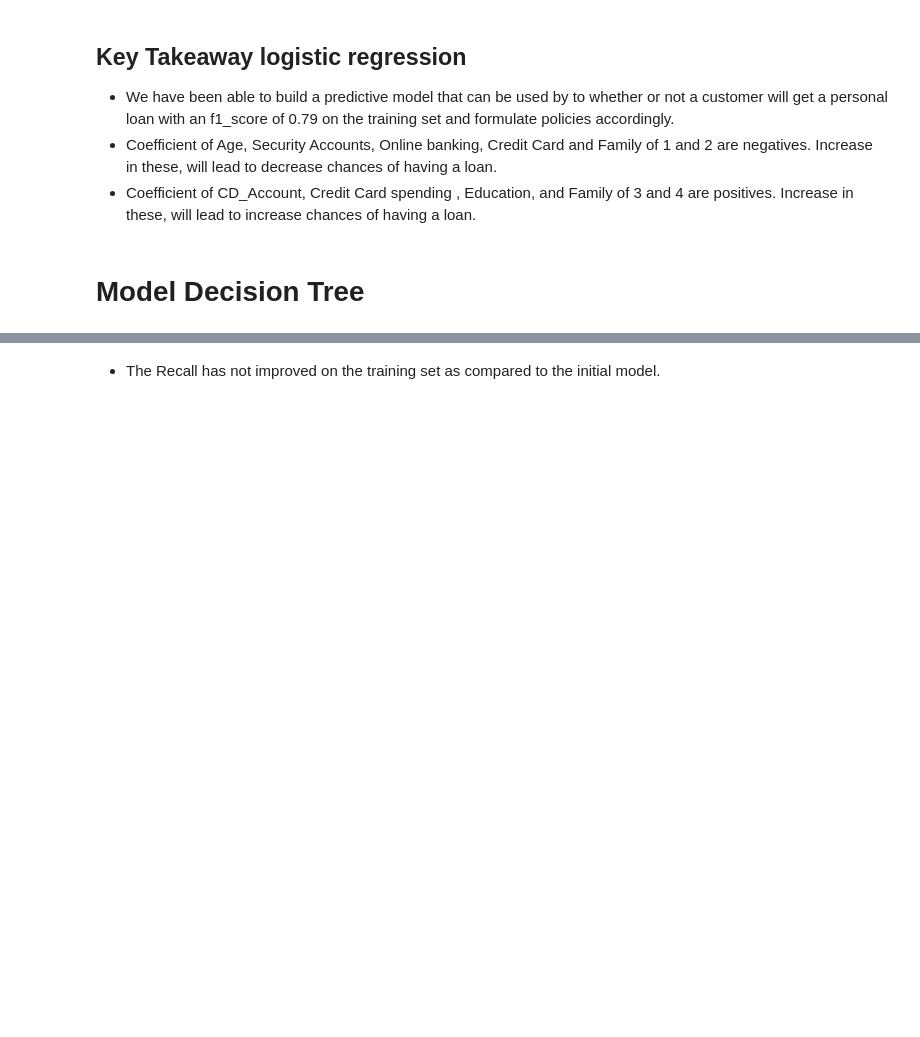
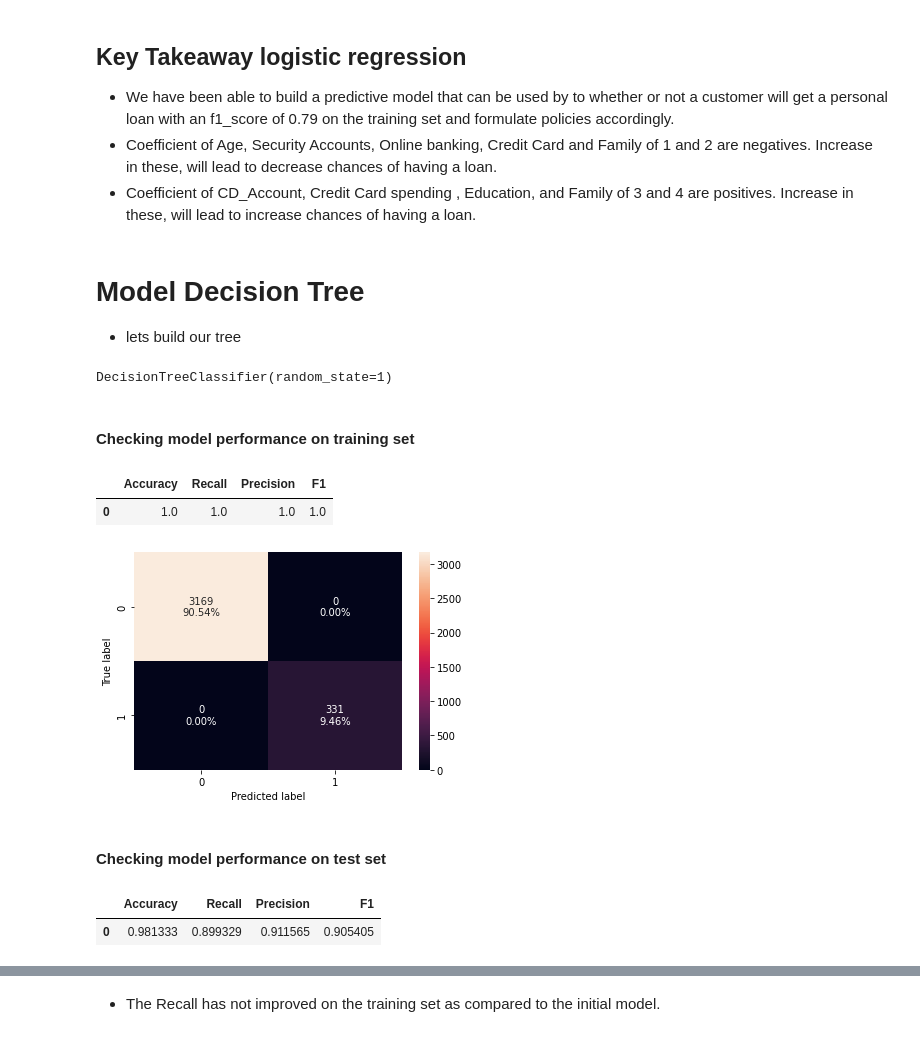
Before and after one commit to cfreeman22/loan_modeling_project, a Jupyter notebook: loan_modeling.ipynb, the cells around one changed output, grey strips where cells are left out. Drawn from its saved outputs; the diff is of its cells as text; code cells hidden in the pictures; blank space fills up the shorter version.

```diff
--- a/loan_modeling.ipynb
+++ b/loan_modeling.ipynb
@@ -889,3 +890,34 @@ Test set performance comparison:
 - Coefficient of CD_Account, Credit Card spending , Education,  and Family of 3 and 4 are positives. Increase in these, will lead to increase chances of having a loan.
 # %% [markdown]
 # Model Decision Tree
+
+- lets build our tree
+# %%
+model2 = DecisionTreeClassifier(criterion="gini", random_state=1)
+model2.fit(X_train, y_train)
+# %% [output]
+DecisionTreeClassifier(random_state=1)
+# %% [markdown]
+#### Checking model performance on training set
+# %%
+decision_tree_perf_train = wrangle.model_performance_classification_sklearn(
+    model2, X_train, y_train
+)
+decision_tree_perf_train
+# %% [output]
+|  | Accuracy | Recall | Precision | F1 |
+| 0 | 1.0 | 1.0 | 1.0 | 1.0 |
+# %%
+wrangle.confusion_matrix_sklearn(model2, X_train, y_train)
+# %% [output]
+[figure, added]
+# %% [markdown]
+#### Checking model performance on test set
+# %%
+decision_tree_perf_test = wrangle.model_performance_classification_sklearn(
+    model2, X_test, y_test
+)
+decision_tree_perf_test
+# %% [output]
+|  | Accuracy | Recall | Precision | F1 |
+| 0 | 0.981333 | 0.899329 | 0.911565 | 0.905405 |
```
Also changed, not shown: parts of 39 cells of this notebook.
